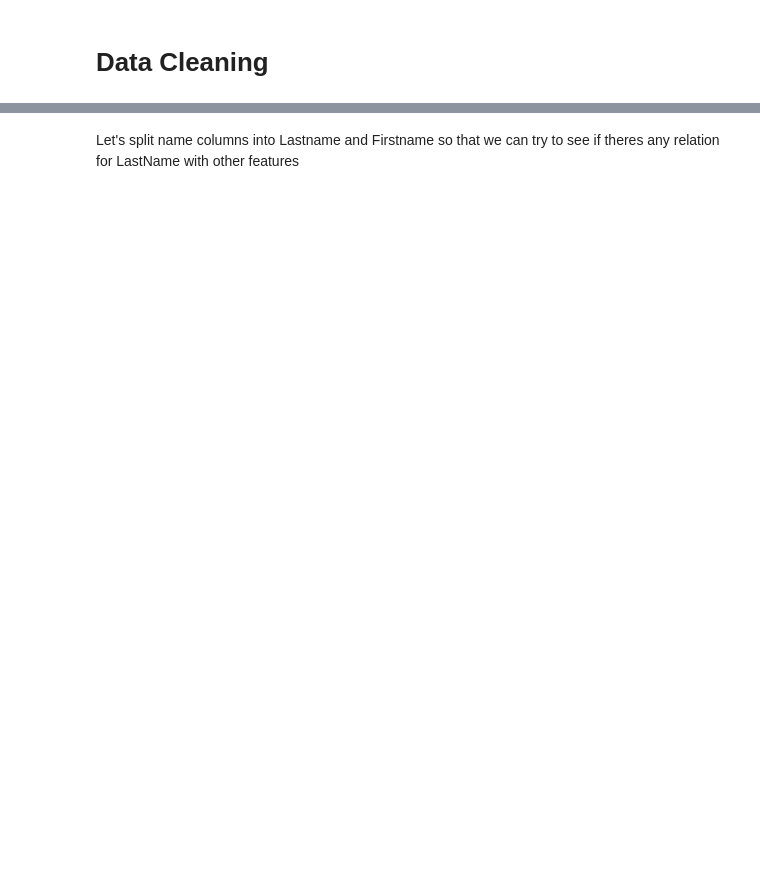
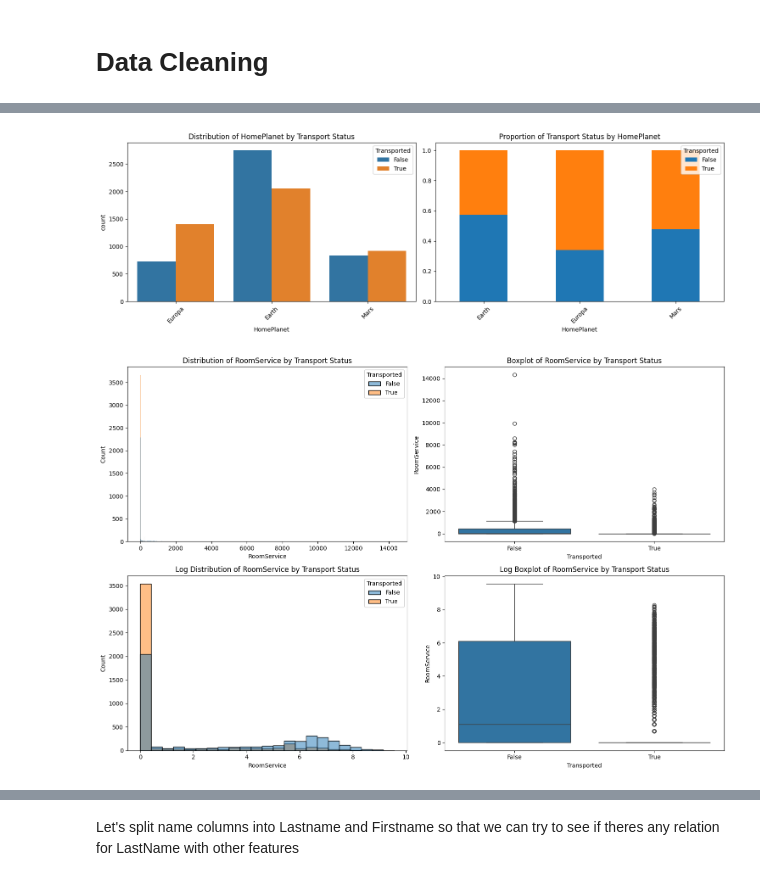
Before and after one commit to SebasKHE/data-science-kaggle-competitions, a Jupyter notebook: spaceship-titanic/space-titanic-project.ipynb, the cells around one changed output, grey strips where cells are left out. Saved outputs shown, nothing was run; the diff lists cells and outputs as text; code cells hidden in the pictures; blank space fills up the shorter version.

```diff
--- a/spaceship-titanic/space-titanic-project.ipynb
+++ b/spaceship-titanic/space-titanic-project.ipynb
@@ -17,0 +188,7 @@ train_df.head()
+# %%
+visualizer = FeatureVisualizer(processed_train_df)
+visualizer.plot_categorical_feature('HomePlanet')
+visualizer.plot_numerical_feature('RoomService')
+# %% [output]
+[figure, added]
+[figure, added]
```
Also changed, not shown: parts of 12 cells of this notebook.
